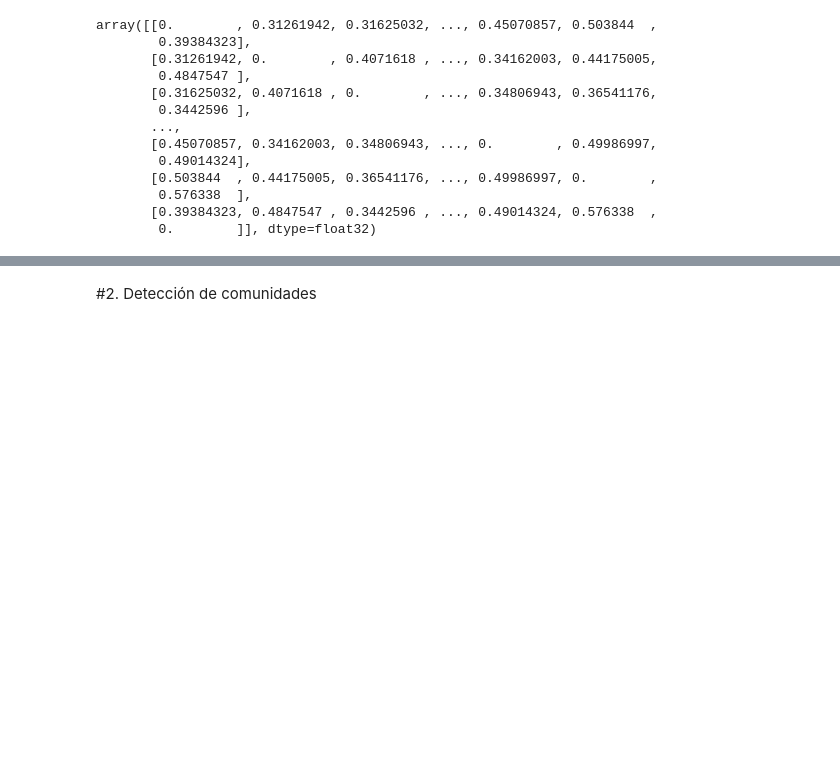
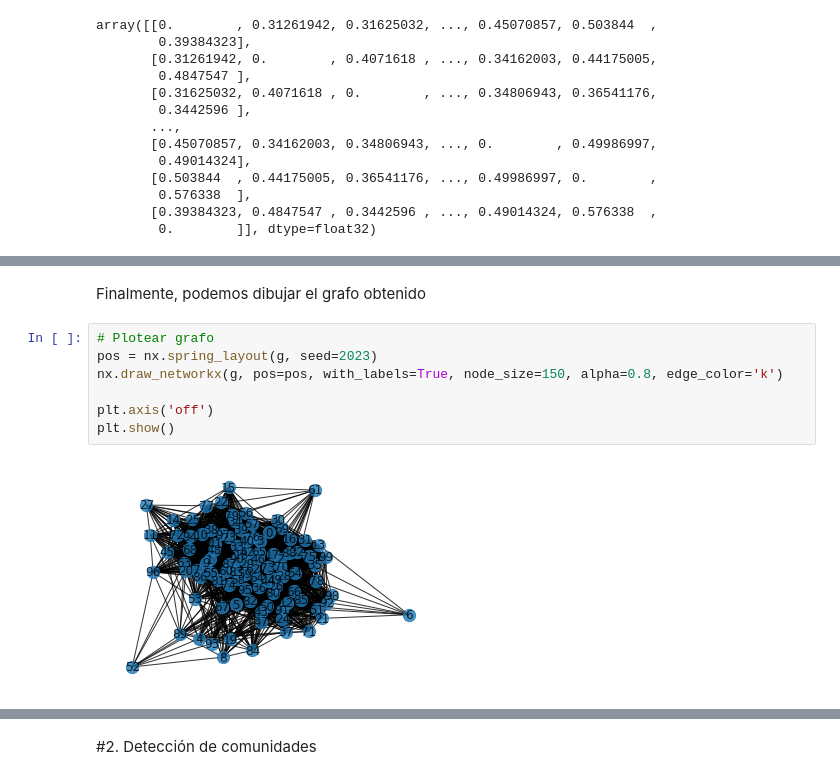
Before and after one commit to PedroAdair/CNN_news_detection_spanish, a Jupyter notebook: Anonimizacion.ipynb, the cells around one changed output, grey strips where cells are left out. Cells and saved outputs as stored; diff of their text form; blank space fills up the shorter version.

```diff
--- a/Anonimizacion.ipynb
+++ b/Anonimizacion.ipynb
@@ -141,0 +107,11 @@ plt.show()
+# %% [markdown]
+Finalmente, podemos dibujar el grafo obtenido
+# %%
+# Plotear grafo
+pos = nx.spring_layout(g, seed=2023)
+nx.draw_networkx(g, pos=pos, with_labels=True, node_size=150, alpha=0.8, edge_color='k')
+
+plt.axis('off')
+plt.show()
+# %% [output]
+[figure, added]
```
Also changed, not shown: parts of 38 cells of this notebook.
